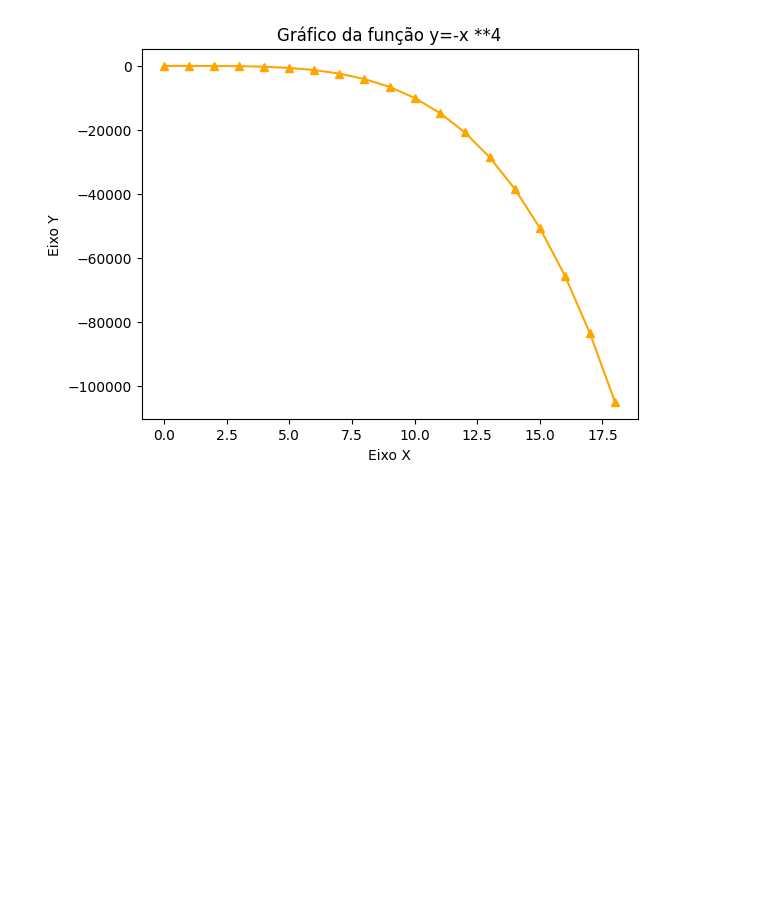
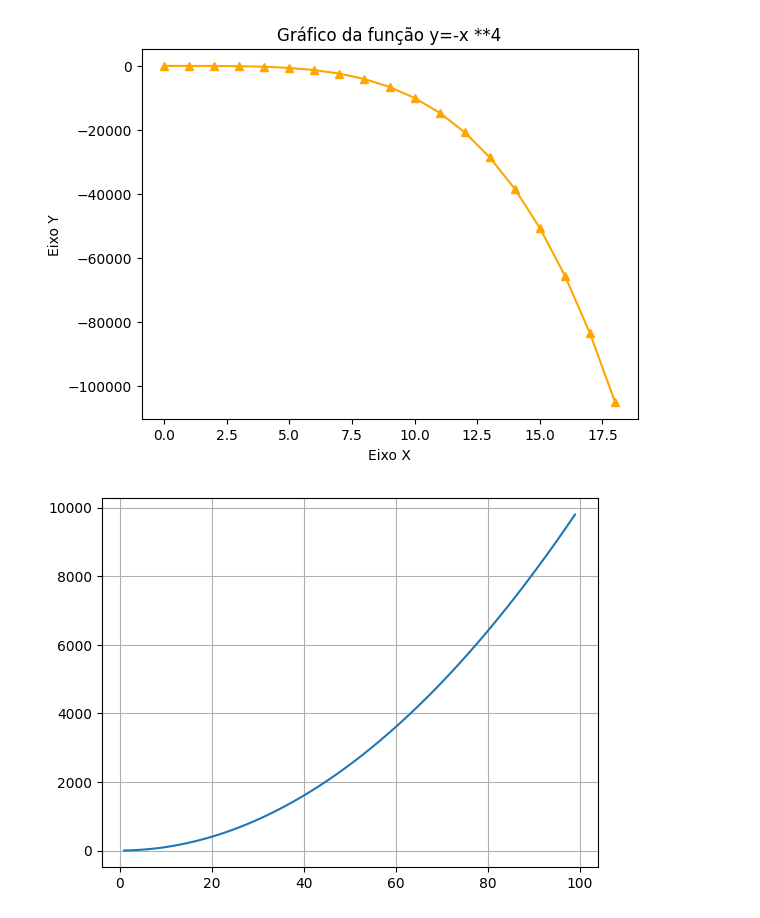
Before and after one commit to 21seya/Python_Engenharia_Dados, a Jupyter notebook: matplotlibexrcicios.ipynb, the cells around one changed output. Saved outputs shown, nothing was run; the diff lists cells and outputs as text; code cells hidden in the pictures; blank space fills up the shorter version.

Commit message:
novas grades matplotlib

```diff
--- a/matplotlibexrcicios.ipynb
+++ b/matplotlibexrcicios.ipynb
@@ -223,3 +223,15 @@ plt.plot(x,y, c='orange',lw='1.5',marker='^')
 plt.show()
 # %% [output]
 [figure]
+# %%
+import matplotlib.pyplot as plt
+import numpy as np
+
+x1 = np.arange(1,100)
+y1 = x1**2
+
+plt.plot(x1,y1)
+plt.grid()
+plt.show()
+# %% [output]
+[figure, added]
```
Also changed, not shown: parts of 3 cells of this notebook.
